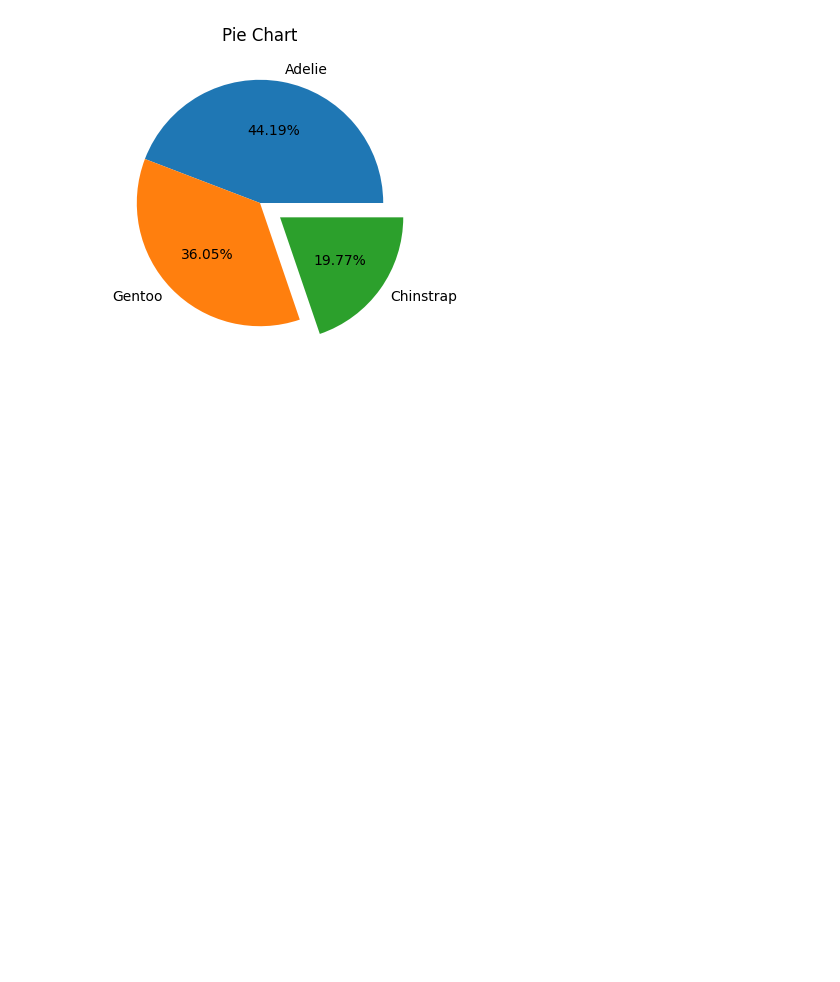
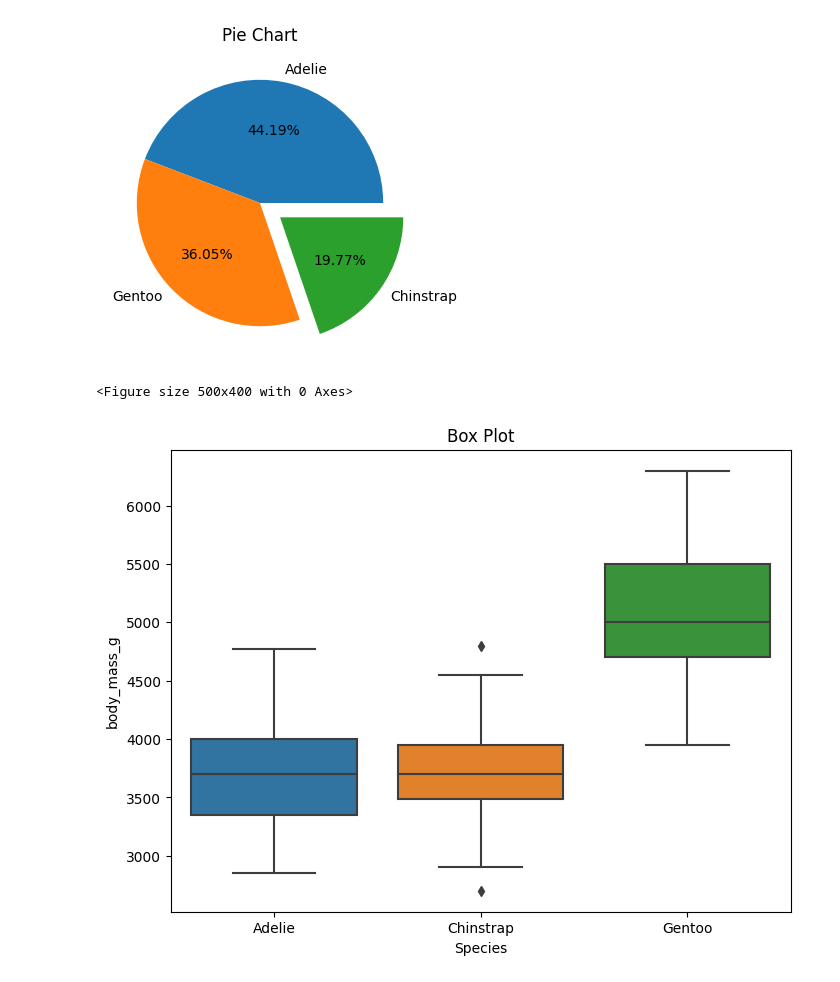
Before and after one commit to ppatil805/python_test, a Jupyter notebook: Matplot_test.ipynb, the cells around one changed output. Drawn from its saved outputs; the diff is of its cells as text; code cells hidden in the pictures; blank space fills up the shorter version.

```diff
--- a/Matplot_test.ipynb
+++ b/Matplot_test.ipynb
@@ -85,4 +85,19 @@ plt.show()
 [figure]
 # %%
 plt.figure(figsize=(5,4))
-plt.boxplot()
+import numpy as np
+peng=sns.load_dataset('penguins')
+# %% [output]
+<Figure size 500x400 with 0 Axes>
+# %%
+import matplotlib.pyplot as plt
+import numpy as np
+import seaborn as sns
+plt.figure(figsize=(8, 6))
+sns.boxplot (x='species', y='body_mass_g',data= peng)
+plt.title("Box Plot")
+plt.xlabel("Species")
+plt.ylabel("body_mass_g")
+plt.show()
+# %% [output]
+[figure, added]
```
Also changed, not shown: parts of 1 cell of this notebook.
